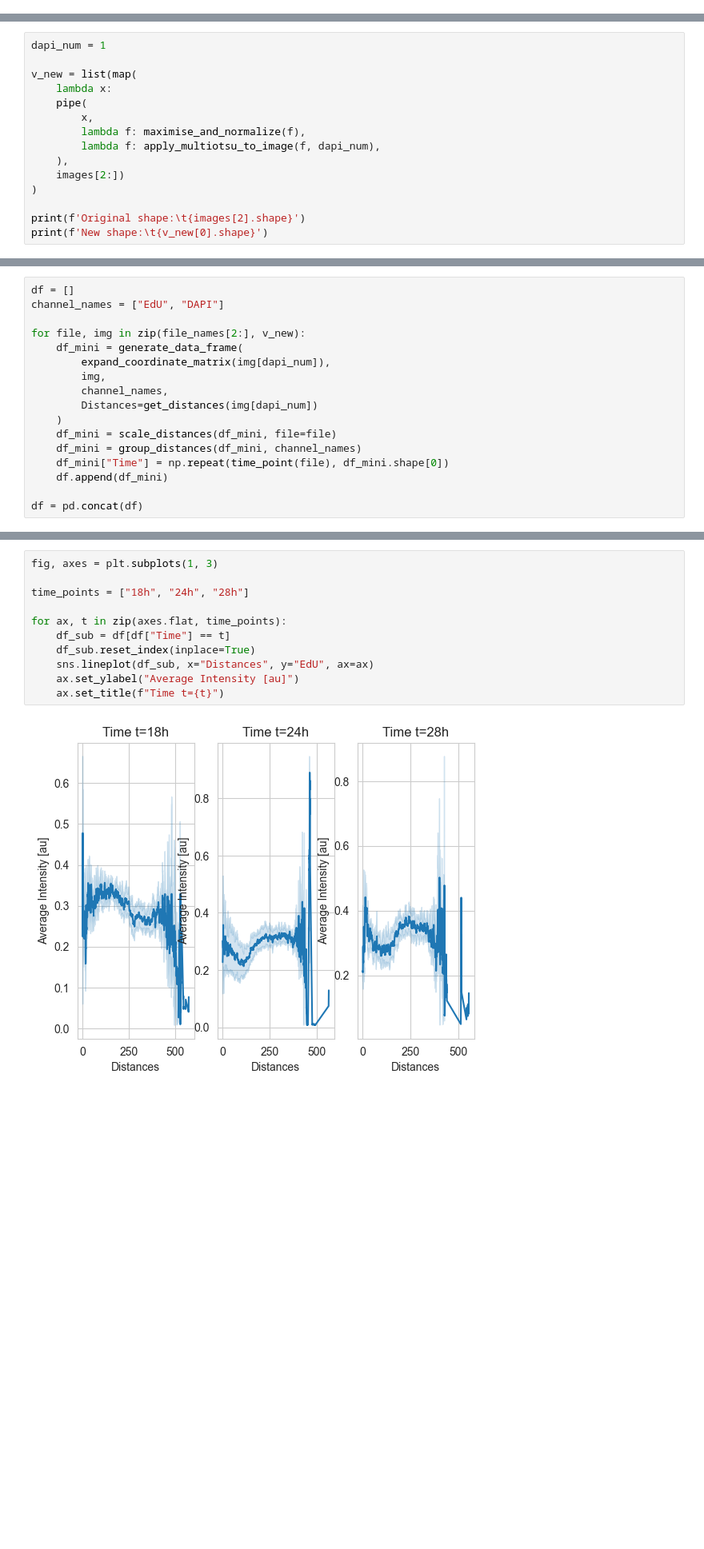
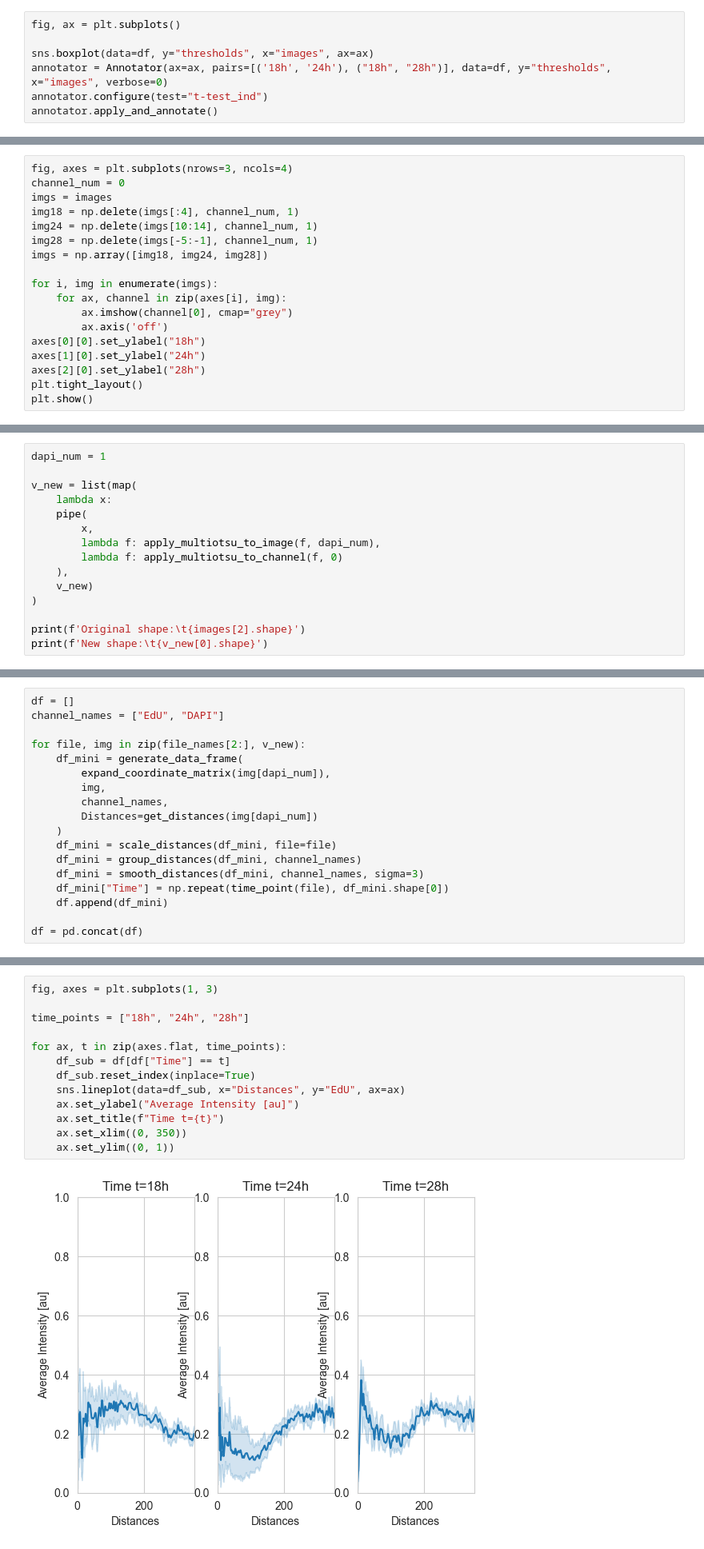
Before and after one commit to flotji-potji/micropattern_analysis, a Jupyter notebook: FS1_cell_cycle.ipynb, the cells around one changed output, grey strips where cells are left out. Shown at 80% size. Saved outputs shown, nothing was run; the diff lists cells and outputs as text; blank space fills up the shorter version.

```diff
--- a/FS1_cell_cycle.ipynb
+++ b/FS1_cell_cycle.ipynb
@@ -101,0 +162,7 @@ file_names, images = zip(*get_files_and_images(dirs).items())
+# %%
+fig, ax = plt.subplots()
+
+sns.boxplot(data=df, y="thresholds", x="images", ax=ax)
+annotator = Annotator(ax=ax, pairs=[('18h', '24h'), ("18h", "28h")], data=df, y="thresholds", x="images", verbose=0)
+annotator.configure(test="t-test_ind")
+annotator.apply_and_annotate()
@@ -101,0 +178,18 @@ file_names, images = zip(*get_files_and_images(dirs).items())
+# %%
+fig, axes = plt.subplots(nrows=3, ncols=4)
+channel_num = 0
+imgs = images
+img18 = np.delete(imgs[:4], channel_num, 1)
+img24 = np.delete(imgs[10:14], channel_num, 1)
+img28 = np.delete(imgs[-5:-1], channel_num, 1)
+imgs = np.array([img18, img24, img28])
+
+for i, img in enumerate(imgs):
+    for ax, channel in zip(axes[i], img):
+        ax.imshow(channel[0], cmap="grey")
+        ax.axis('off')
+axes[0][0].set_ylabel("18h")
+axes[1][0].set_ylabel("24h")
+axes[2][0].set_ylabel("28h")
+plt.tight_layout()
+plt.show()
@@ -106,10 +202,10 @@ v_new = list(map(
     lambda x:
     pipe(
         x,
-        lambda f: maximise_and_normalize(f),
         lambda f: apply_multiotsu_to_image(f, dapi_num),
+        lambda f: apply_multiotsu_to_channel(f, 0)
     ),
-    images[2:])
+    v_new)
 )
 
 print(f'Original shape:\t{images[2].shape}')
@@ -136,6 +252,7 @@ for file, img in zip(file_names[2:], v_new):
     )
     df_mini = scale_distances(df_mini, file=file)
     df_mini = group_distances(df_mini, channel_names)
+    df_mini = smooth_distances(df_mini, channel_names, sigma=3)
     df_mini["Time"] = np.repeat(time_point(file), df_mini.shape[0])
     df.append(df_mini)
 
@@ -145,13 +262,15 @@ df = pd.concat(df)
 # %%
 fig, axes = plt.subplots(1, 3)
 
 time_points = ["18h", "24h", "28h"]
 
 for ax, t in zip(axes.flat, time_points):
     df_sub = df[df["Time"] == t]
     df_sub.reset_index(inplace=True)
-    sns.lineplot(df_sub, x="Distances", y="EdU", ax=ax)
+    sns.lineplot(data=df_sub, x="Distances", y="EdU", ax=ax)
     ax.set_ylabel("Average Intensity [au]")
     ax.set_title(f"Time t={t}")
+    ax.set_xlim((0, 350))
+    ax.set_ylim((0, 1))
 # %% [output]
-[figure, old version]
+[figure, new version]
```
Also changed, not shown: parts of 17 cells of this notebook, 2 other files.
